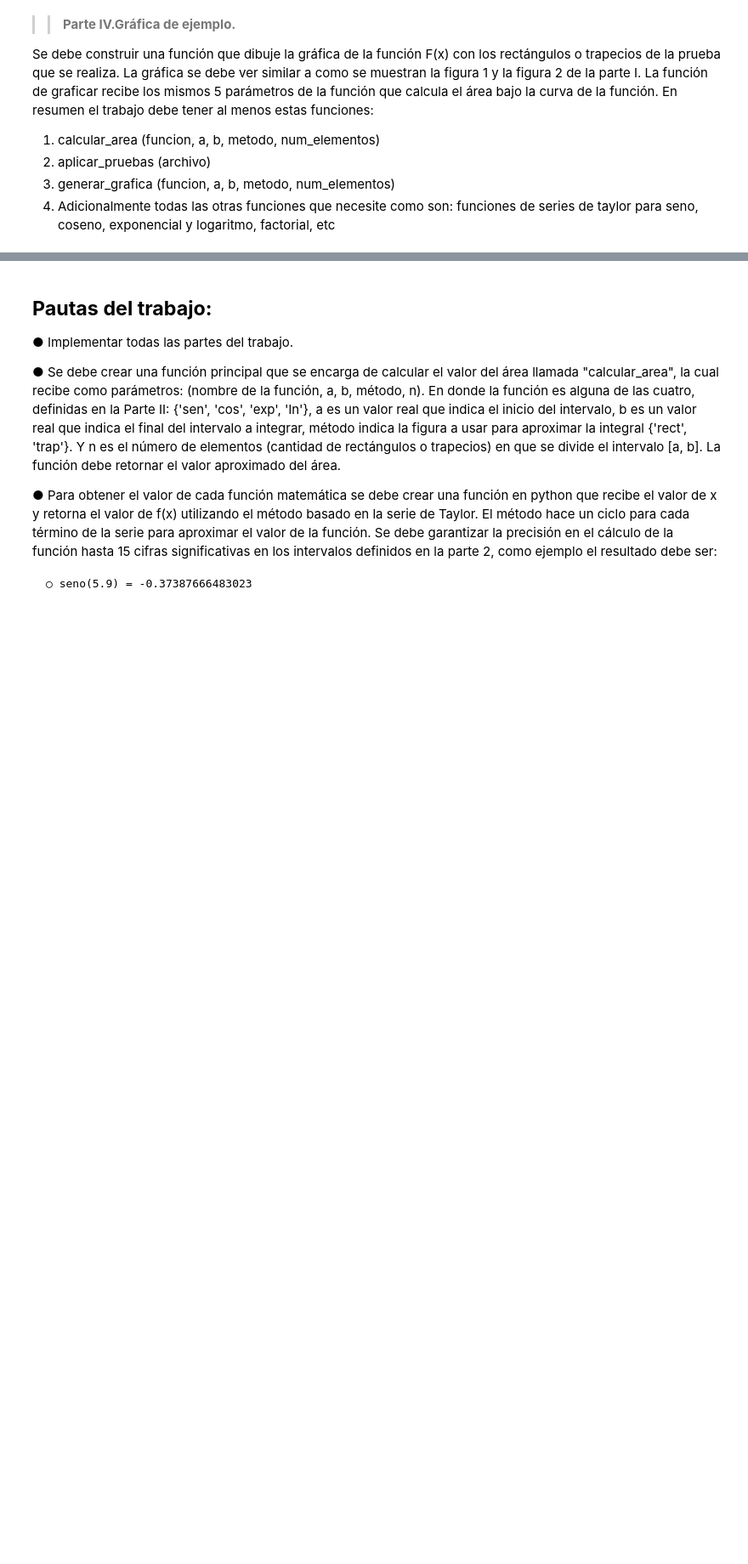
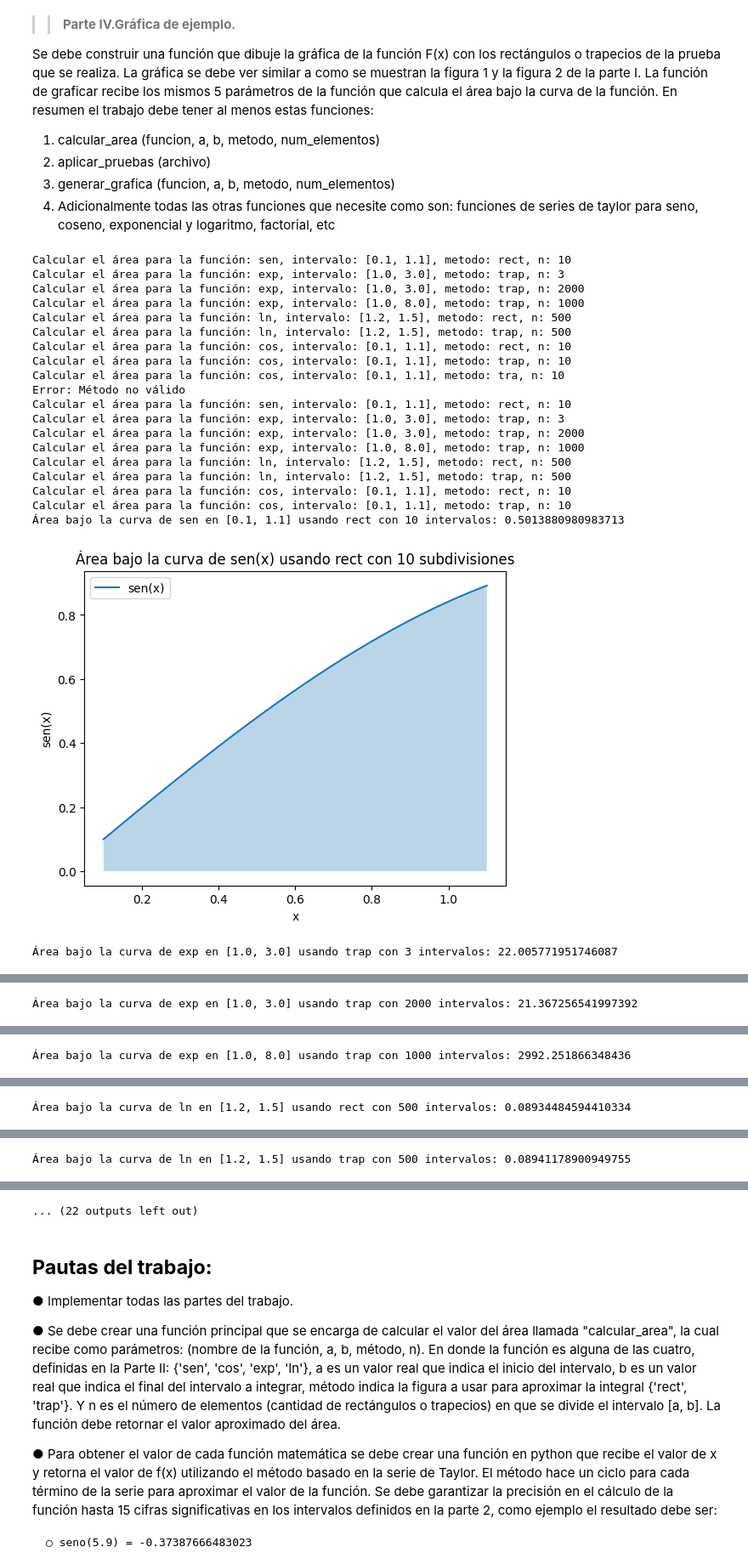
Before and after one commit to ccbeltran/Talento_Tech, a Jupyter notebook: Estimar_el_área_bajo_la_curva_v1.ipynb, the cells around one changed output, grey strips where cells are left out. Shown: that part at 85% size. Drawn from its saved outputs; the diff is of its cells as text; code cells hidden in the pictures; blank space fills up the shorter version.

```diff
--- a/Estimar_el_área_bajo_la_curva_v1.ipynb
+++ b/Estimar_el_área_bajo_la_curva_v1.ipynb
@@ -228,7 +228,6 @@ parámetros que son: función, intervalo, método de integración y cantidad de
     cos,0.1,1.1,trap,10
 # %%
 def ejecutar_pruebas(nombre_archivo):
-
 
   resultados = []
   with open(nombre_archivo, 'r') as archivo:
@@ -244,7 +243,8 @@ def ejecutar_pruebas(nombre_archivo):
           print(f"Calcular el área para la función: {funcion}, intervalo: [{a}, {b}], metodo: {metodo}, n: {n}")
 
           resultado = calcular_area(funcion, a, b, metodo, n)
-          resultados.append(resultado)
+          #resultados.append(resultado)
+          resultados.append((funcion, a, b, metodo, n, resultado))
 
 
 
@@ -292,3 +292,35 @@ En resumen el trabajo debe tener al menos estas funciones:
 3. generar_grafica (funcion, a, b, metodo, num_elementos)
 4. Adicionalmente todas las otras funciones que necesite como son: funciones de
 series de taylor para seno, coseno, exponencial y logaritmo, factorial, etc
+# %%
+import matplotlib.pyplot as plt
+
+resultados = ejecutar_pruebas('archivo.txt')
+
+for funcion, a, b, metodo, n, area in resultados:
+    print(f"Área bajo la curva de {funcion} en [{a}, {b}] usando {metodo} con {n} intervalos: {area}")
+    generar_grafica(funcion, a, b, metodo, n)
+
+plt.show()
+# %% [output]
+Calcular el área para la función: sen, intervalo: [0.1, 1.1], metodo: rect, n: 10
+Calcular el área para la función: exp, intervalo: [1.0, 3.0], metodo: trap, n: 3
+Calcular el área para la función: exp, intervalo: [1.0, 3.0], metodo: trap, n: 2000
+Calcular el área para la función: exp, intervalo: [1.0, 8.0], metodo: trap, n: 1000
+Calcular el área para la función: ln, intervalo: [1.2, 1.5], metodo: rect, n: 500
+Calcular el área para la función: ln, intervalo: [1.2, 1.5], metodo: trap, n: 500
+Calcular el área para la función: cos, intervalo: [0.1, 1.1], metodo: rect, n: 10
+Calcular el área para la función: cos, intervalo: [0.1, 1.1], metodo: trap, n: 10
+Calcular el área para la función: cos, intervalo: [0.1, 1.1], metodo: tra, n: 10
+Error: Método no válido
+Calcular el área para la función: sen, intervalo: [0.1, 1.1], metodo: rect, n: 10
+Calcular el área para la función: exp, intervalo: [1.0, 3.0], metodo: trap, n: 3
+Calcular el área para la función: exp, intervalo: [1.0, 3.0], metodo: trap, n: 2000
+Calcular el área para la función: exp, intervalo: [1.0, 8.0], metodo: trap, n: 1000
+Calcular el área para la función: ln, intervalo: [1.2, 1.5], metodo: rect, n: 500
+Calcular el área para la función: ln, intervalo: [1.2, 1.5], metodo: trap, n: 500
+Calcular el área para la función: cos, intervalo: [0.1, 1.1], metodo: rect, n: 10
+Calcular el área para la función: cos, intervalo: [0.1, 1.1], metodo: trap, n: 10
+Área bajo la curva de sen en [0.1, 1.1] usando rect con 10 intervalos: 0.5013880980983713
+[figure, added]
+Área bajo la curva de exp en [1.0, 3.0] usando trap con 3 intervalos: 22.005771951746087
@@ -294,0 +328 @@ series de taylor para seno, coseno, exponencial y logaritmo, factorial, etc
+Área bajo la curva de exp en [1.0, 3.0] usando trap con 2000 intervalos: 21.367256541997392
@@ -294,0 +330 @@ series de taylor para seno, coseno, exponencial y logaritmo, factorial, etc
+Área bajo la curva de exp en [1.0, 8.0] usando trap con 1000 intervalos: 2992.251866348436
@@ -294,0 +332 @@ series de taylor para seno, coseno, exponencial y logaritmo, factorial, etc
+Área bajo la curva de ln en [1.2, 1.5] usando rect con 500 intervalos: 0.08934484594410334
@@ -294,0 +334 @@ series de taylor para seno, coseno, exponencial y logaritmo, factorial, etc
+Área bajo la curva de ln en [1.2, 1.5] usando trap con 500 intervalos: 0.08941178900949755
@@ -295,3 +336,4 @@ series de taylor para seno, coseno, exponencial y logaritmo, factorial, etc
+... (22 outputs left out)
 # %% [markdown]
 ## __Pautas del trabajo:__
 
```
Also changed, not shown: parts of 4 cells of this notebook.
